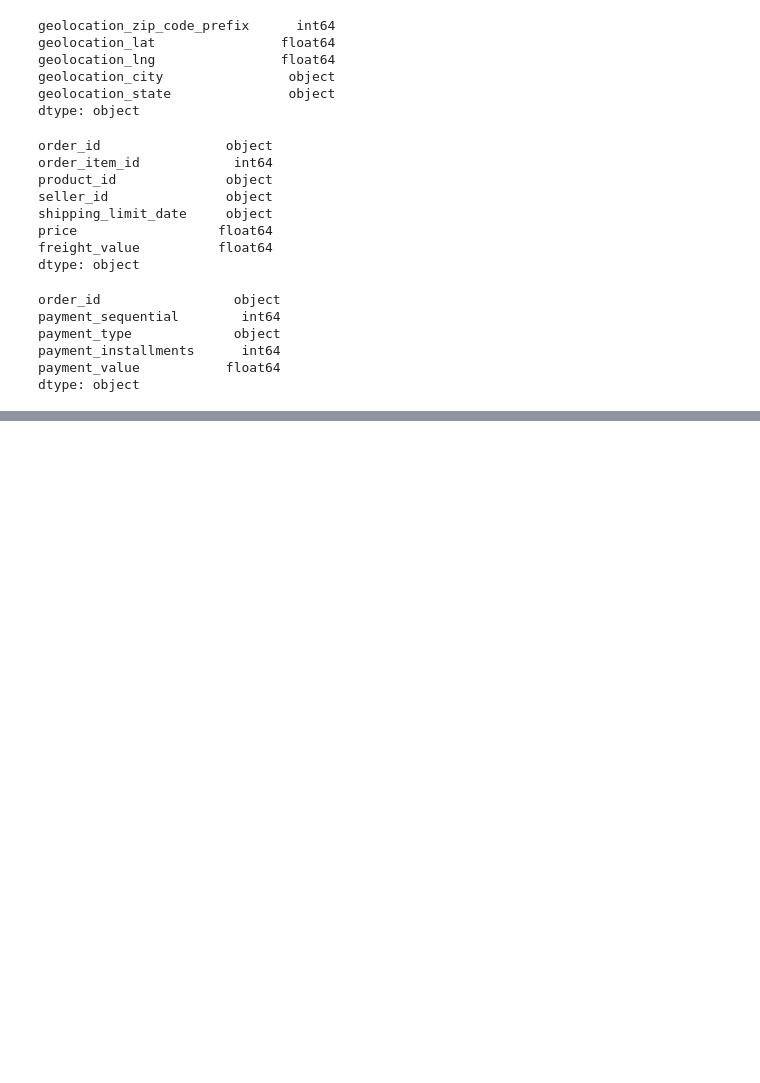
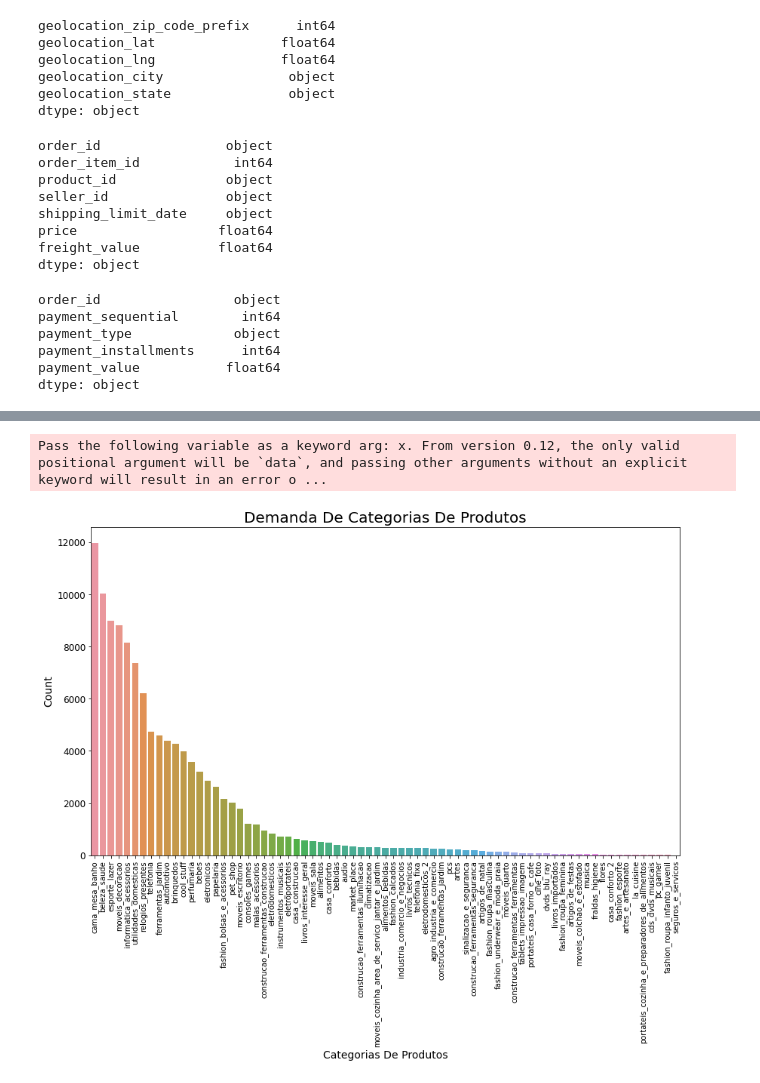
Before and after one commit to Wenning-Luiz/sales_prediction, a Jupyter notebook: explore_data.ipynb, the cells around one changed output, grey strips where cells are left out. Drawn from its saved outputs; the diff is of its cells as text; code cells hidden in the pictures; blank space fills up the shorter version.

```diff
--- a/explore_data.ipynb
+++ b/explore_data.ipynb
@@ -93,4 +112,5 @@ dtype: object
 # %%
+#Tratando bases
 #Base de Orders
 df_orders['order_purchase_timestamp'] = pd.to_datetime(df_orders['order_purchase_timestamp'], format = '%Y/%m/%d %H:%M:%S.%f')
 df_orders['order_approved_at'] = pd.to_datetime(df_orders['order_approved_at'], format = '%Y/%m/%d %H:%M:%S.%f')
@@ -101,3 +121,19 @@ df_orders["order_estimated_delivery_date"] = pd.to_datetime(df_orders["order_est
 #Base de Reviews
 df_reviews["review_creation_date"] = pd.to_datetime(df_reviews["review_creation_date"], format = '%Y/%m/%d').dt.date
 df_reviews['review_answer_timestamp'] = pd.to_datetime(df_reviews['review_answer_timestamp'], format = '%Y/%m/%d %H:%M:%S.%f')
+
+#Abrindo por datas
+df_orders['order_purchase_year'] = df_orders['order_purchase_timestamp'].apply(lambda x: x.year)
+df_orders['order_purchase_month'] = df_orders['order_purchase_timestamp'].apply(lambda x: x.month)
+df_orders['order_purchase_month_name'] = df_orders['order_purchase_timestamp'].apply(lambda x: x.strftime('%b'))
+df_orders['order_purchase_year_month'] = df_orders['order_purchase_timestamp'].apply(lambda x: x.strftime('%Y%m'))
+df_orders['order_purchase_date'] = df_orders['order_purchase_timestamp'].apply(lambda x: x.strftime('%Y%m%d'))
+
+df_orders['order_purchase_day'] = df_orders['order_purchase_timestamp'].apply(lambda x: x.day)
+df_orders['order_purchase_dayofweek'] = df_orders['order_purchase_timestamp'].apply(lambda x: x.dayofweek)
+df_orders['order_purchase_dayofweek_name'] = df_orders['order_purchase_timestamp'].apply(lambda x: x.strftime('%a'))
+
+df_orders['order_purchase_hour'] = df_orders['order_purchase_timestamp'].apply(lambda x: x.hour)
+hours_bins = [-0.1, 6, 12, 18, 23]
+hours_labels = ['Dawn', 'Morning', 'Afternoon', 'Night']
+df_orders['order_purchase_time_day'] = pd.cut(df_orders['order_purchase_hour'], hours_bins, labels=hours_labels)
@@ -136,0 +496,20 @@ Name: order_id, Length: 99441, dtype: int64
+# %%
+# adding the translated product name category to the data_frame to use it in the following plots.
+#master_df_with_product_categories = master_df.merge(product_category_name_translation_df, how='left', on='product_category_name');
+master_df_with_product_categories = df_orders.copy()
+import seaborn as sns
+plt.figure(figsize=(14,8))
+
+sns.countplot(master_df_with_product_categories.product_category_name,#
+              order=master_df_with_product_categories.product_category_name.value_counts().index)
+
+plt.title('Demanda de Categorias de Produtos'.title(), fontsize=20);
+plt.ylabel('count'.title(), fontsize=14);
+plt.xlabel('Categorias de Produtos'.title(), fontsize=14);
+
+plt.xticks(rotation=90, fontsize=10);
+plt.yticks(fontsize=12)
+plt.show()
+# %% [output]
+Pass the following variable as a keyword arg: x. From version 0.12, the only valid positional argument will be `data`, and passing other arguments without an explicit keyword will result in an error o ...
+[figure, added]
```
Also changed, not shown: parts of 46 cells of this notebook.
